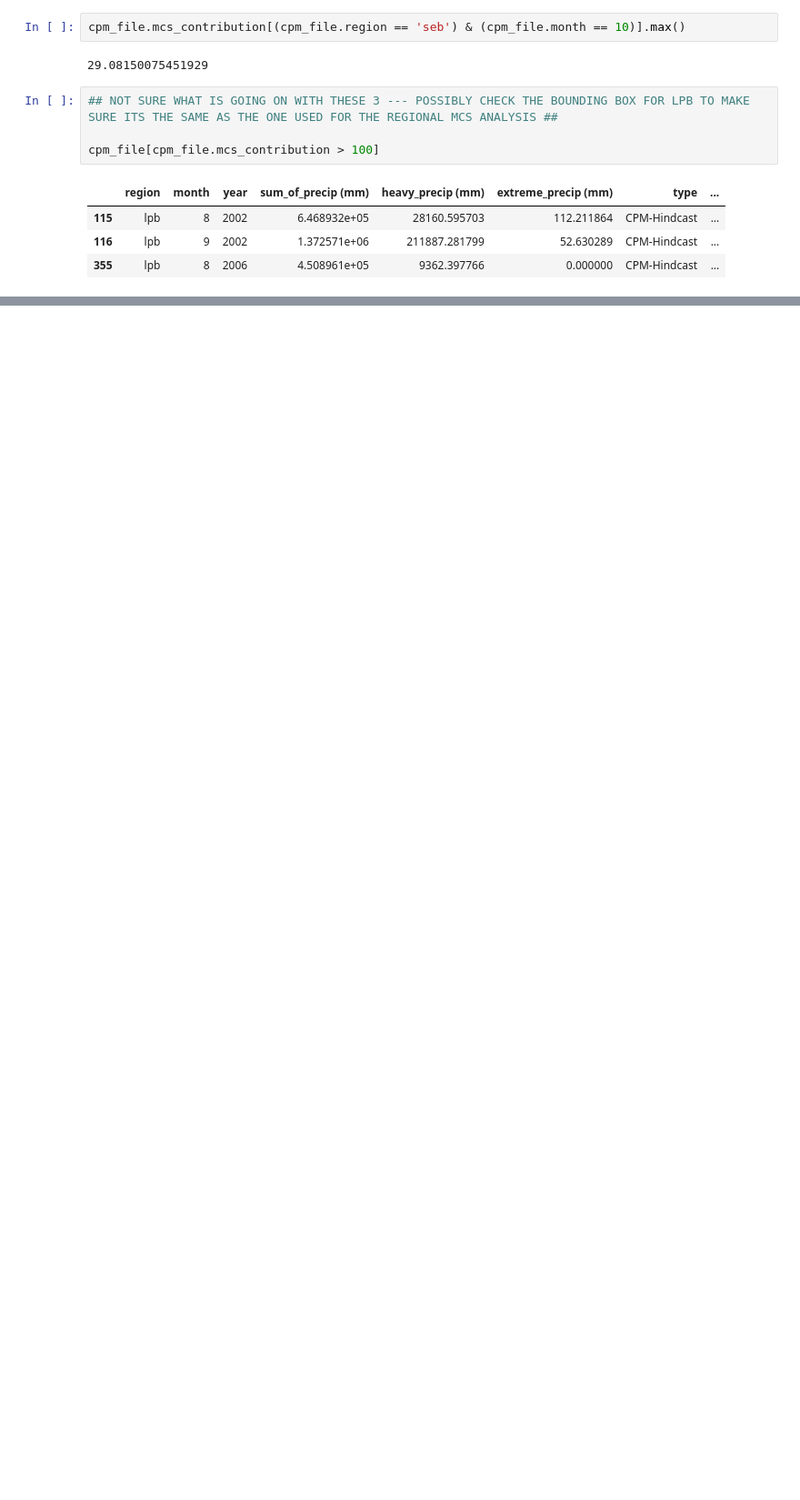
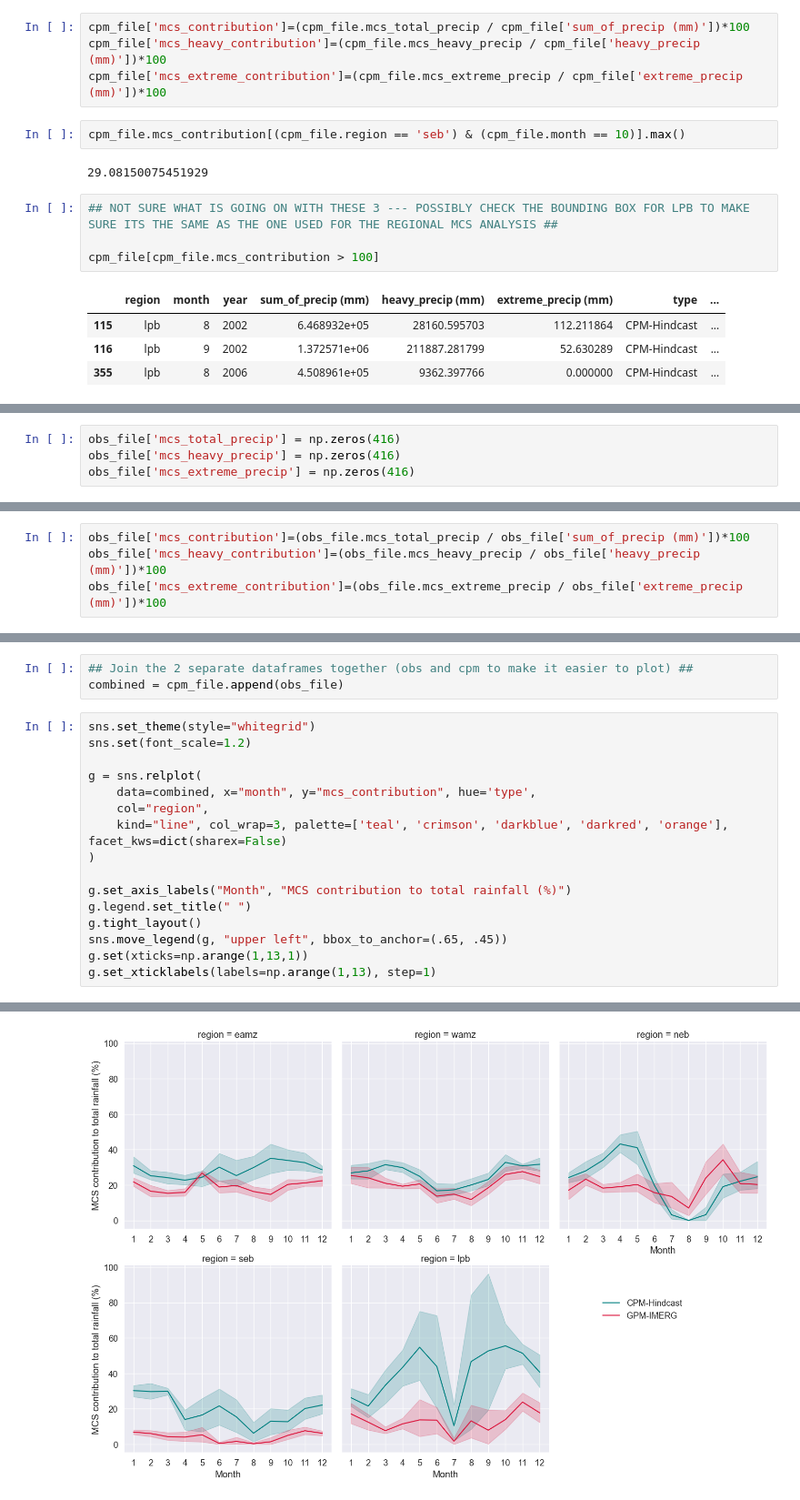
Before and after one commit to harrietgilmour/analysis, a Jupyter notebook: contribution_to_rainfall.ipynb, the cells around one changed output, grey strips where cells are left out. Shown at 91% size. Saved outputs shown, nothing was run; the diff lists cells and outputs as text; blank space fills up the shorter version.

Commit message:
fixed bug in % contribution from MCSs

```diff
--- a/contribution_to_rainfall.ipynb
+++ b/contribution_to_rainfall.ipynb
@@ -660,6 +591,10 @@ eamz
 1702243.080616854
 Finished for year:  2007
 finished for dataframe
+# %%
+cpm_file['mcs_contribution']=(cpm_file.mcs_total_precip / cpm_file['sum_of_precip (mm)'])*100
+cpm_file['mcs_heavy_contribution']=(cpm_file.mcs_heavy_precip / cpm_file['heavy_precip (mm)'])*100
+cpm_file['mcs_extreme_contribution']=(cpm_file.mcs_extreme_precip / cpm_file['extreme_precip (mm)'])*100
 # %%
 cpm_file.mcs_contribution[(cpm_file.region == 'seb') & (cpm_file.month == 10)].max()
 # %% [output]
@@ -675,0 +613,4 @@ cpm_file[cpm_file.mcs_contribution > 100]
+# %%
+obs_file['mcs_total_precip'] = np.zeros(416)
+obs_file['mcs_heavy_precip'] = np.zeros(416)
+obs_file['mcs_extreme_precip'] = np.zeros(416)
@@ -675,0 +685,4 @@ cpm_file[cpm_file.mcs_contribution > 100]
+# %%
+obs_file['mcs_contribution']=(obs_file.mcs_total_precip / obs_file['sum_of_precip (mm)'])*100
+obs_file['mcs_heavy_contribution']=(obs_file.mcs_heavy_precip / obs_file['heavy_precip (mm)'])*100
+obs_file['mcs_extreme_contribution']=(obs_file.mcs_extreme_precip / obs_file['extreme_precip (mm)'])*100
@@ -675,0 +695,20 @@ cpm_file[cpm_file.mcs_contribution > 100]
+# %%
+## Join the 2 separate dataframes together (obs and cpm to make it easier to plot) ##
+combined = cpm_file.append(obs_file)
+# %%
+sns.set_theme(style="whitegrid")
+sns.set(font_scale=1.2)
+
+g = sns.relplot(
+    data=combined, x="month", y="mcs_contribution", hue='type',
+    col="region",
+    kind="line", col_wrap=3, palette=['teal', 'crimson', 'darkblue', 'darkred', 'orange'], facet_kws=dict(sharex=False)
+)
+
+g.set_axis_labels("Month", "MCS contribution to total rainfall (%)")
+g.legend.set_title(" ")
+g.tight_layout()
+sns.move_legend(g, "upper left", bbox_to_anchor=(.65, .45))
+g.set(xticks=np.arange(1,13,1))
+g.set_xticklabels(labels=np.arange(1,13), step=1)
+# %% [output]
@@ -675,0 +716 @@ cpm_file[cpm_file.mcs_contribution > 100]
+[figure, added]
```
Also changed, not shown: parts of 14 cells of this notebook.
